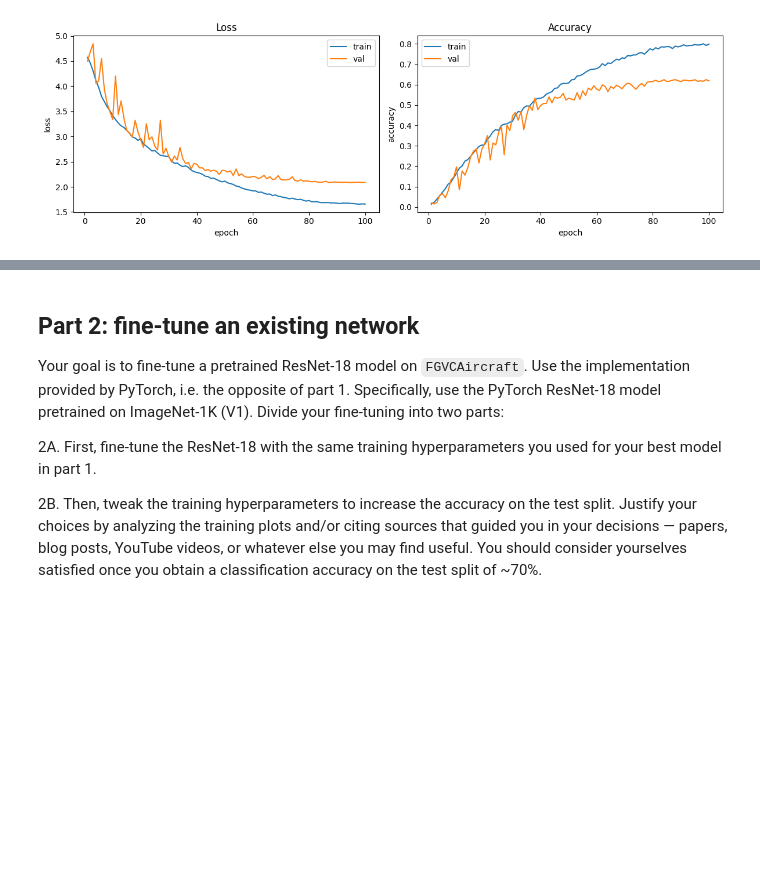
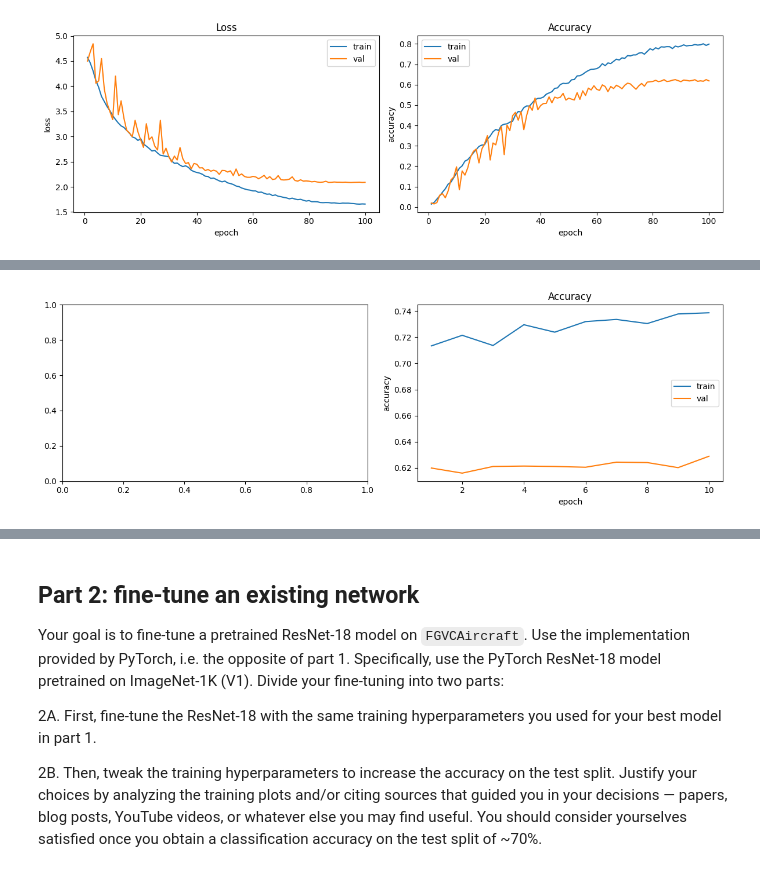
Before and after one commit to Tarekun/computer-vision-project, a Jupyter notebook: assignment_module_two.ipynb, the cells around one changed output, grey strips where cells are left out. Cells and saved outputs as stored; diff of their text form; code cells hidden in the pictures; blank space fills up the shorter version.

```diff
--- a/assignment_module_two.ipynb
+++ b/assignment_module_two.ipynb
@@ -871,0 +1055,16 @@ plt.show()
+# %%
+fig, (ax_loss, ax_acc) = plt.subplots(1, 2, figsize=(12, 4))
+
+epochs_range = range(1, len(history["train_loss"][50:]) + 1)
+
+ax_acc.plot(epochs_range, history["train_accuracy"][50:], label="train")
+ax_acc.plot(epochs_range, history["val_accuracy"][50:], label="val")
+ax_acc.set_xlabel("epoch")
+ax_acc.set_ylabel("accuracy")
+ax_acc.set_title("Accuracy")
+ax_acc.legend()
+
+fig.tight_layout()
+plt.show()
+# %% [output]
+[figure, added]
```
Also changed, not shown: parts of 6 cells of this notebook.
